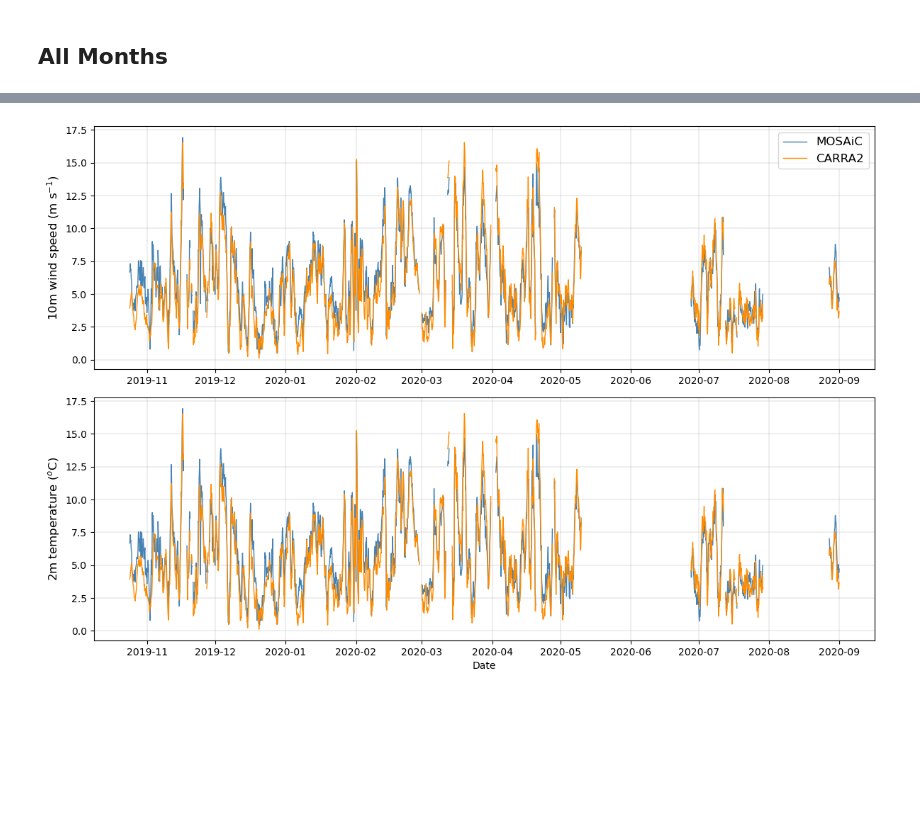
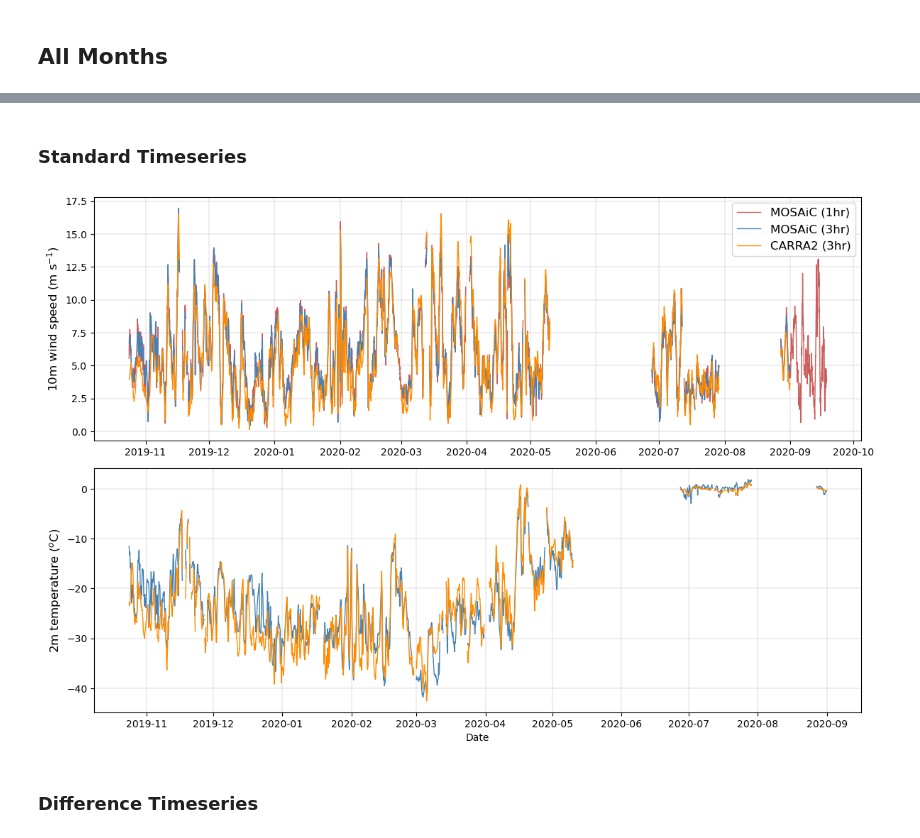
Before and after one commit to kristianpagh/PISCO_notebooks, a Jupyter notebook: MOSAiC_CARRA2_Comparison2.ipynb, the cells around one changed output, grey strips where cells are left out. Cells and saved outputs as stored; diff of their text form; code cells hidden in the pictures; blank space fills up the shorter version.

```diff
--- a/MOSAiC_CARRA2_Comparison2.ipynb
+++ b/MOSAiC_CARRA2_Comparison2.ipynb
@@ -317,0 +433,11 @@ t2m_all_full = hourly_timestamp(t2m_all)
+# %%
+ds_mosaic_full = xr.open_dataset(f"{base_dir}/mosaic-examples/MOSAiC_obs_combined_1h_v2.nc")
+df_mosaic = pd.DataFrame({
+    "Date": pd.to_datetime(ds_mosaic_full.time.to_series()),
+    "lat": ds_mosaic_full.lat.to_series(),
+    "lon": ds_mosaic_full.lon.to_series(),
+    "obs_t2m": ds_mosaic_full.temp_2m.to_series(),
+    "obs_10si": ds_mosaic_full.wspd_vec_mean_10m.to_series()
+})
+
+df_mosaic = df_mosaic.dropna().reset_index(drop=True)
@@ -317,0 +477,21 @@ t2m_all_full = hourly_timestamp(t2m_all)
+# %%
+df_merge2 = df_merge.copy()
+df_10si_ctrl = wspd_ifs_ctrl.copy()
+df_10si_ctrl = df_10si_ctrl.rename(columns={df_10si_ctrl.columns[0]: 'Date'})
+df_10si_ctrl['Date'] = pd.to_datetime(df_10si_ctrl['Date'])
+
+df_10si_hist = wspd_ifs_hist.copy()
+df_10si_hist = df_10si_hist.rename(columns={df_10si_hist.columns[0]: 'Date'})
+df_10si_hist['Date'] = pd.to_datetime(df_10si_hist['Date'])
+
+df_merge2 = pd.merge(df_merge2, df_10si_hist, on='Date', how='left')
+df_merge2 = df_merge2.sort_values('Date').reset_index(drop=True)
+df_merge2 = df_merge2.drop(["lat","lon"],axis=1)
+df_merge2 = df_merge2.rename(columns={"10si": "IFS_10si_hist"})
+
+df_merge2 = pd.merge(df_merge2, df_10si_ctrl, on='Date', how='left')
+df_merge2 = df_merge2.sort_values('Date').reset_index(drop=True)
+df_merge2 = df_merge2.drop(["lat","lon"],axis=1)
+df_merge2 = df_merge2.rename(columns={"10si": "IFS_10si_ctrl"})
+
+display(df_merge2)
@@ -318,19 +512,28 @@ t2m_all_full = hourly_timestamp(t2m_all)
+# %%
+df_merge2_all = hourly_timestamp(df_merge2,'1h')
+# %% [markdown]
+### Standard Timeseries
 # %%
 fig, ax = plt.subplots(2,1,figsize=(12, 8))
-ax[0].plot(wspd_all_full['Datetime'],wspd_all_full['MOSAiC obs'], lw=1, color='steelblue',label='MOSAiC')
-ax[0].plot(wspd_all_full['Date'],wspd_all_full['CARRA2'], lw=1, color='darkorange',label='CARRA2')
+ax[0].plot(df_merge2_all['Date'],df_merge2_all['obs_10si'],lw=1, color='indianred',label='MOSAiC (1hr)')
+ax[0].plot(wspd_all_full['Datetime'],wspd_all_full['MOSAiC obs'], lw=1, color='steelblue',label='MOSAiC (3hr)')
+ax[0].plot(wspd_all_full['Datetime'],wspd_all_full['CARRA2'], lw=1, color='darkorange',label='CARRA2 (3hr)')
 ax[0].set_ylabel('10m wind speed (m s$^{-1}$)',fontsize=12)
 
-ax[1].plot(wspd_all_full['Date'],wspd_all_full['MOSAiC obs'], lw=1, color='steelblue')
-ax[1].plot(wspd_all_full['Date'],wspd_all_full['CARRA2'], lw=1, color='darkorange')
+ax[1].plot(t2m_all_full['Datetime'],t2m_all_full['MOSAiC obs'], lw=1, color='steelblue')
+ax[1].plot(t2m_all_full['Datetime'],t2m_all_full['CARRA2'], lw=1, color='darkorange')
 ax[1].set_ylabel('2m temperature ($^{o}$C)',fontsize=12)
 
 for i in range(0,2):
     ax[i].grid(linewidth = 0.3)
 
 ax[1].set_xlabel('Date')
 ax[0].legend(fontsize=12)
 plt.tight_layout()
 plt.show()
+
+#fig.savefig('C:/Users/Administrator/Documents/SnowPI_Hackathon/Figures/MOSAiC_CARRA2_Timeseries.png',dpi=300,bbox_inches="tight")
 # %% [output]
-[figure, old version]
+[figure, new version]
+# %% [markdown]
+### Difference Timeseries
```
Also changed, not shown: parts of 22 cells of this notebook.
